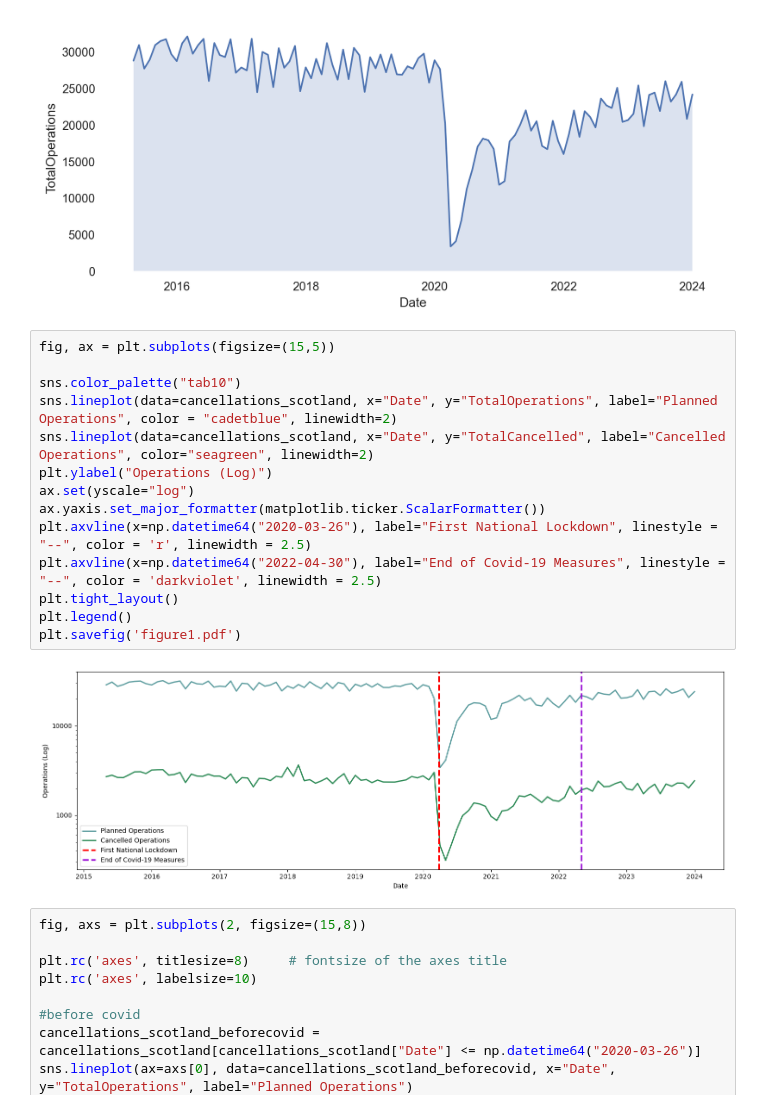
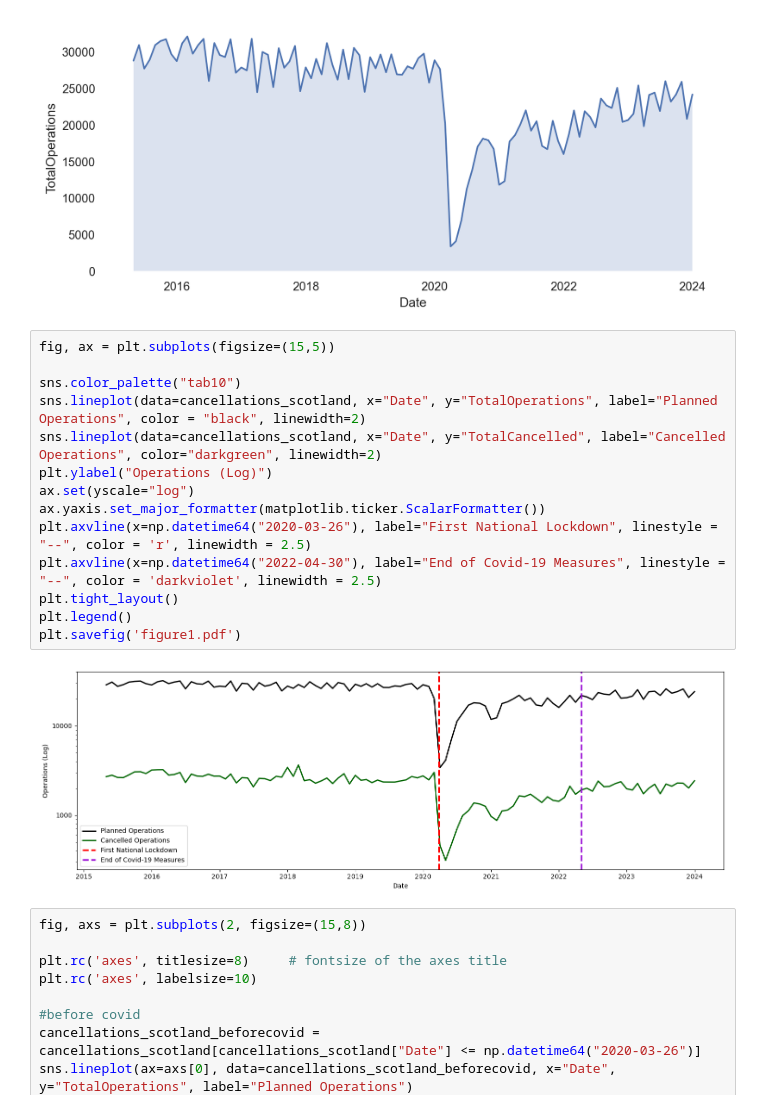
Before and after one commit to brianej/fdscw3, a Jupyter notebook: q1.ipynb, the cells around one changed output. Cells and saved outputs as stored; diff of their text form.

```diff
--- a/q1.ipynb
+++ b/q1.ipynb
@@ -81,19 +81,19 @@ scot.add(so.Area(edgewidth=0)).add(so.Line())
 # %%
 fig, ax = plt.subplots(figsize=(15,5))
 
 sns.color_palette("tab10")
-sns.lineplot(data=cancellations_scotland, x="Date", y="TotalOperations", label="Planned Operations", color = "cadetblue", linewidth=2)
-sns.lineplot(data=cancellations_scotland, x="Date", y="TotalCancelled", label="Cancelled Operations", color="seagreen", linewidth=2)
+sns.lineplot(data=cancellations_scotland, x="Date", y="TotalOperations", label="Planned Operations", color = "black", linewidth=2)
+sns.lineplot(data=cancellations_scotland, x="Date", y="TotalCancelled", label="Cancelled Operations", color="darkgreen", linewidth=2)
 plt.ylabel("Operations (Log)")
 ax.set(yscale="log")
 ax.yaxis.set_major_formatter(matplotlib.ticker.ScalarFormatter())
 plt.axvline(x=np.datetime64("2020-03-26"), label="First National Lockdown", linestyle = "--", color = 'r', linewidth = 2.5)
 plt.axvline(x=np.datetime64("2022-04-30"), label="End of Covid-19 Measures", linestyle = "--", color = 'darkviolet', linewidth = 2.5)
 plt.tight_layout()
 plt.legend()
 plt.savefig('figure1.pdf')
 # %% [output]
-[figure, old version]
+[figure, new version]
 # %%
 fig, axs = plt.subplots(2, figsize=(15,8))
 
```
Also changed, not shown: 2 other files.
